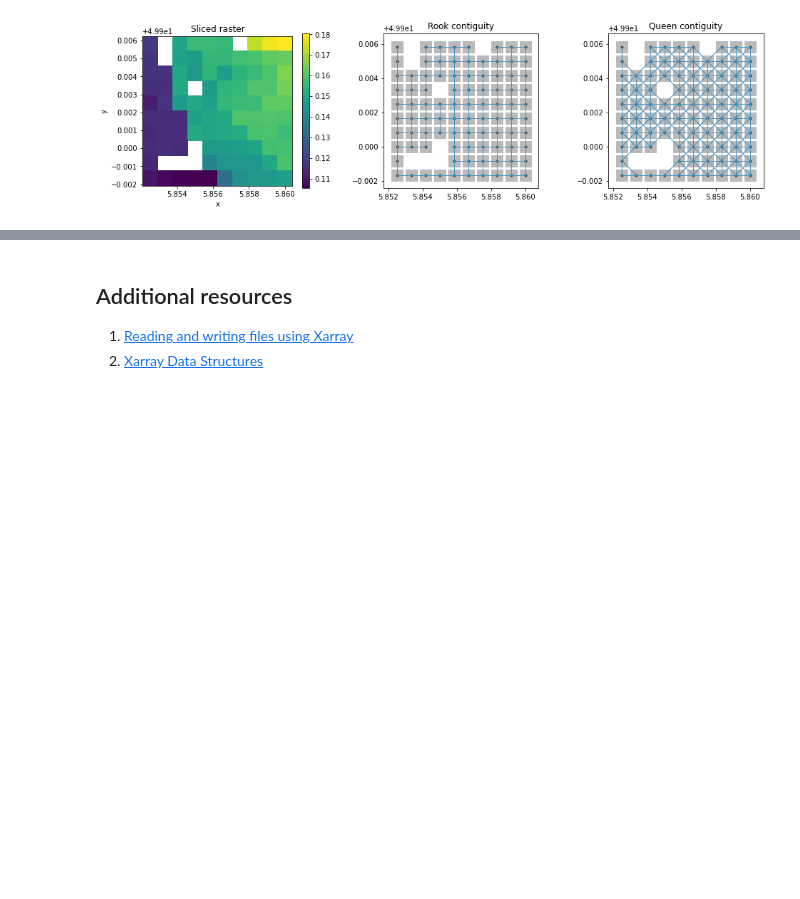
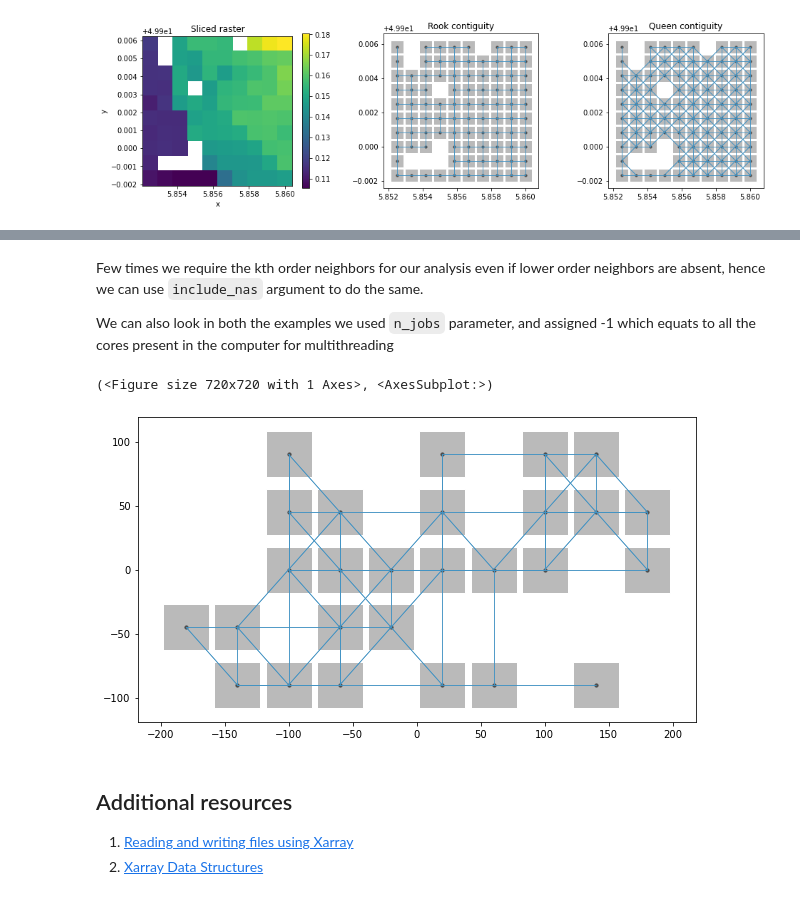
Before and after one commit to pysal/libpysal, a Jupyter notebook: notebooks/Raster_awareness_API.ipynb, the cells around one changed output, grey strips where cells are left out. Drawn from its saved outputs; the diff is of its cells as text; code cells hidden in the pictures; blank space fills up the shorter version.

```diff
--- a/notebooks/Raster_awareness_API.ipynb
+++ b/notebooks/Raster_awareness_API.ipynb
@@ -263,3 +280,13 @@ plt.show()
+# %% [markdown]
+Few times we require the kth order neighbors for our analysis even if lower order neighbors are absent, hence we can use `include_nas` argument to do the same.
+
+We can also look in both the examples we used `n_jobs` parameter, and assigned -1 which equats to all the cores present in the computer for multithreading
+# %%
+w_rook2 = raster.da2WSP(da_s, "rook", k=2, n_jobs=-1, include_nas=True)
+splot.plot_spatial_weights(w_rook2, da=da_s)
+# %% [output]
+(<Figure size 720x720 with 1 Axes>, <AxesSubplot:>)
+[figure, added]
 # %% [markdown]
 ## Additional resources
 
```
Also changed, not shown: parts of 6 cells of this notebook, 6 other files.
